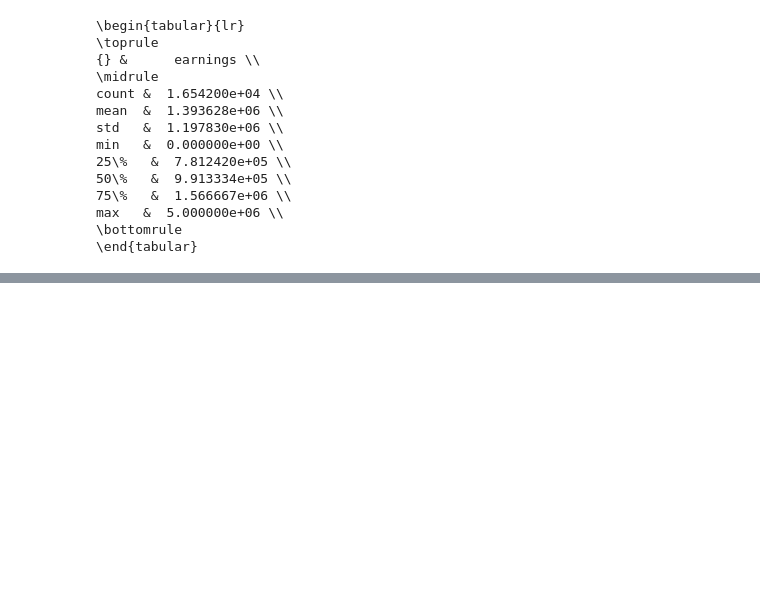
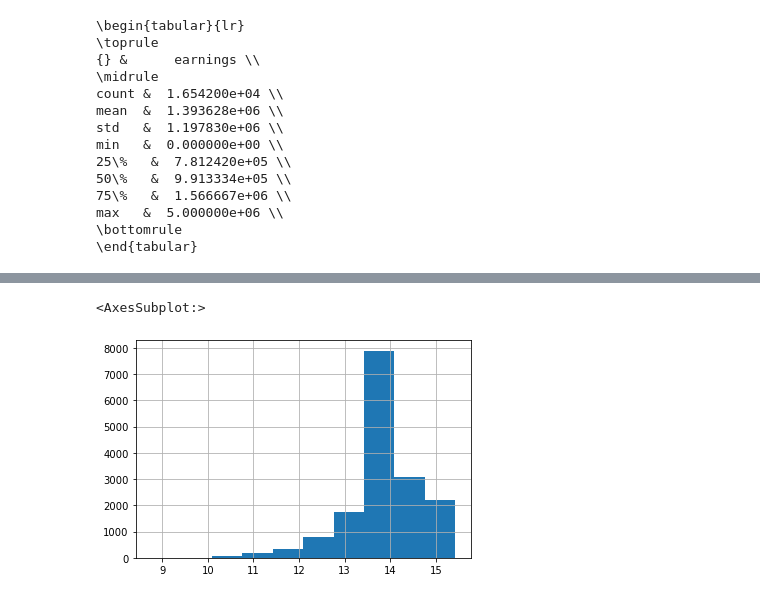
Before and after one commit to sdpinilla18/PS1_BD-ML, a Jupyter notebook: Test_code.ipynb, the cells around one changed output, grey strips where cells are left out. Saved outputs shown, nothing was run; the diff lists cells and outputs as text; code cells hidden in the pictures; blank space fills up the shorter version.

```diff
--- a/Test_code.ipynb
+++ b/Test_code.ipynb
@@ -201,3 +220,17 @@ min   &  0.000000e+00 \\
 max   &  5.000000e+06 \\
 \bottomrule
 \end{tabular}
+# %%
+#Create female variable:
+dfi["female"]=np.where(dfi["sex"]==1, 0, 1)
+dfi=dfi.drop(dfi[dfi.earnings==0].index)
+dfi["log_earnings"]=np.log(dfi["earnings"])
+
+#Regresion model:
+y=dfi["log_earnings"]
+x=dfi["female"]
+x=sm.add_constant(x)
+model2=sm.OLS(y,x)
+results= model2.fit()
+print(results.summary())
+print(np.sqrt(results.mse_resid))
@@ -203,0 +279,5 @@ max   &  5.000000e+06 \\
+# %%
+dfi["log_earnings"].hist()
+# %% [output]
+<AxesSubplot:>
+[figure, added]
```
Also changed, not shown: parts of 17 cells of this notebook, 1 other file.
